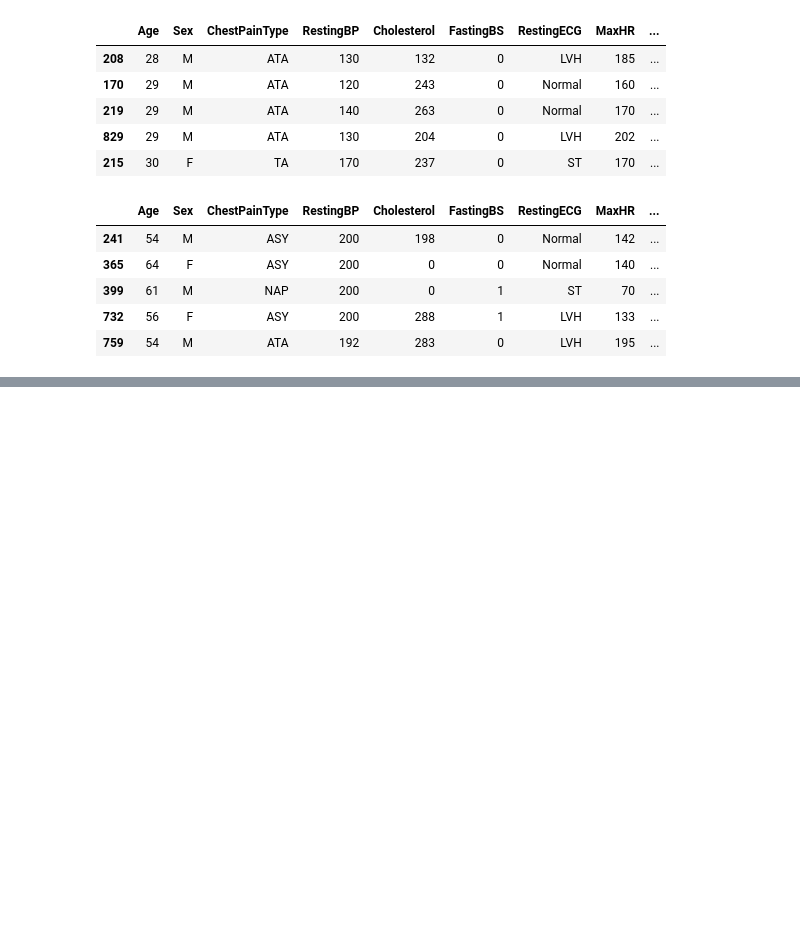
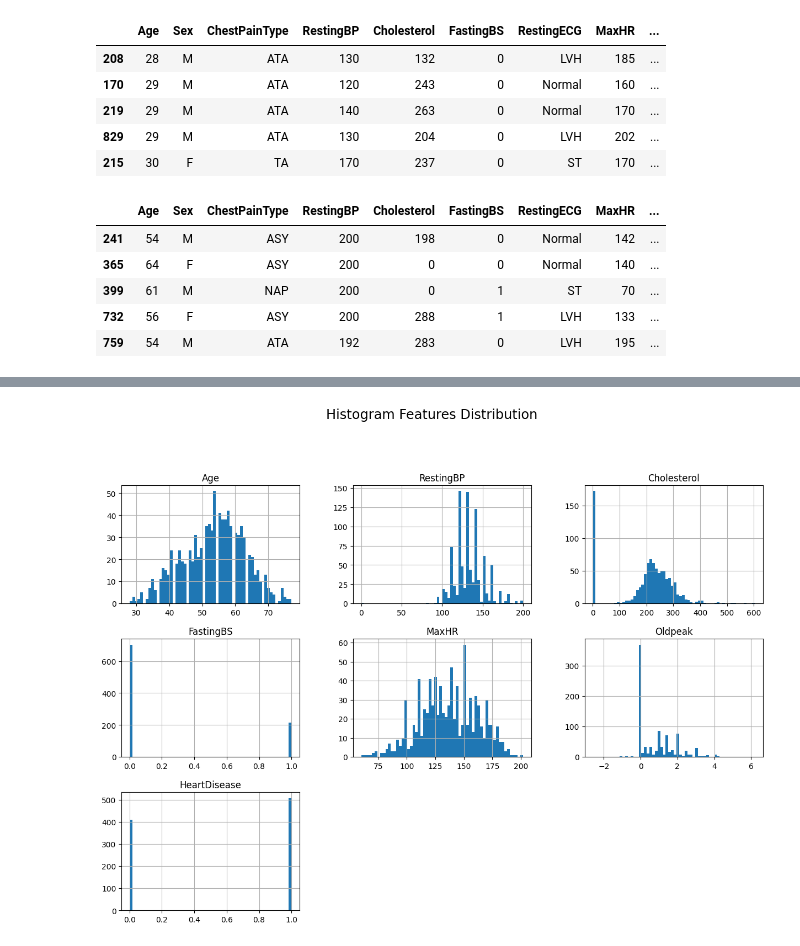
Before and after one commit to AnubhavYadavBCA25/CodeClause-Internship, a Jupyter notebook: Golden Level (Task 3)/notebooks/Heart_Disease_EDA.ipynb, the cells around one changed output, grey strips where cells are left out. Drawn from its saved outputs; the diff is of its cells as text; code cells hidden in the pictures; blank space fills up the shorter version.

```diff
--- a/Golden Level (Task 3)/notebooks/Heart_Disease_EDA.ipynb
+++ b/Golden Level (Task 3)/notebooks/Heart_Disease_EDA.ipynb
@@ -150,0 +190,7 @@ df.nlargest(5, 'RestingBP')
+# %%
+# Histrogram features distribution
+df.hist(figsize=(15,10), bins=60)
+plt.suptitle('Histogram Features Distribution', x=0.5, y=1.02, ha='center', fontsize='xx-large')
+plt.show()
+# %% [output]
+[figure, added]
```
Also changed, not shown: parts of 13 cells of this notebook.
